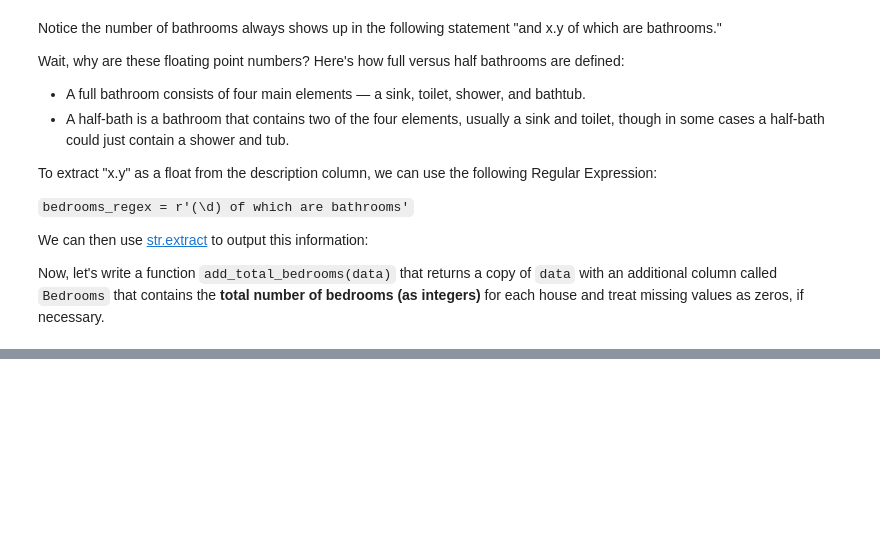
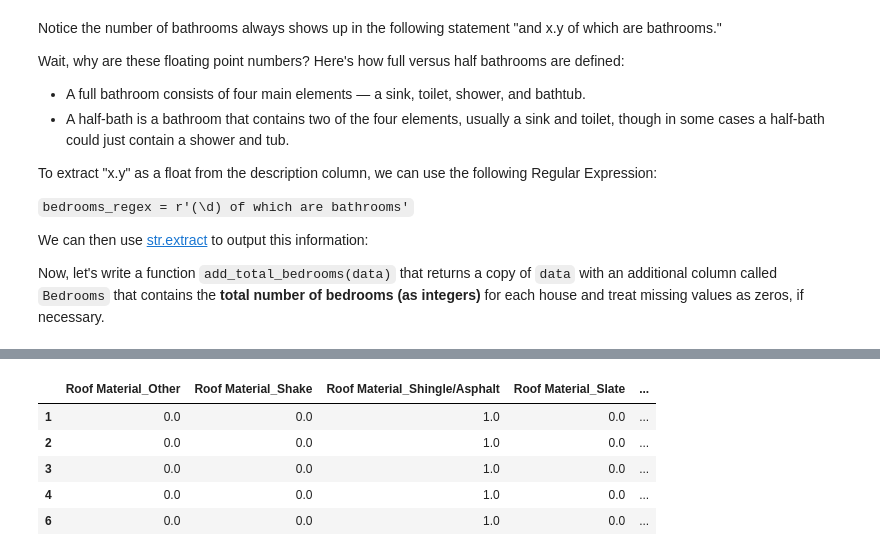
Before and after one commit to PSharp725/Cook-County-Housing, a Jupyter notebook: Cook_County_Housing_EDA.ipynb, the cells around one changed output, grey strips where cells are left out. Saved outputs shown, nothing was run; the diff lists cells and outputs as text; code cells hidden in the pictures; blank space fills up the shorter version.

```diff
--- a/Cook_County_Housing_EDA.ipynb
+++ b/Cook_County_Housing_EDA.ipynb
@@ -270,0 +458,14 @@ training_data = add_total_bedrooms(training_data)
+# %%
+def substitute_roof_material(data):
+    """
+    Input:
+    data (data frame): a data frame containing a 'Roof Material' column.  Its values
+        should be limited to those found in the codebook
+    Output:
+    data frame identical to the input except with a refactored 'Roof Material' column
+    """
+    modified_data = data.copy()
+    modified_data['Roof Material'] = modified_data['Roof Material'].replace([1,2,3,4,5,6],['Shingle/Asphalt','Tar&Gravel','Slate','Shake','Tile','Other'])
+    return modified_data
+
+training_data = substitute_roof_material(training_data)
@@ -270,0 +483,22 @@ training_data = add_total_bedrooms(training_data)
+# %%
+from sklearn.preprocessing import OneHotEncoder
+
+def ohe_roof_material(data):
+    """
+    One-hot-encodes roof material.  New columns are of the form "Roof Material_MATERIAL"
+    """
+    oh_enc = OneHotEncoder()
+    oh_enc.fit(data[['Roof Material']]);
+    new_df = pd.DataFrame(oh_enc.transform(data[['Roof Material']]).todense(), columns = oh_enc.get_feature_names_out(), index = data.index)
+    return  pd.concat([data, new_df],axis=1)
+training_data_ohe = ohe_roof_material(training_data)
+#This line of code will display only the one-hot-encoded columns in training_data_ohe that
+# have names that begin with “Roof Material_"
+training_data_ohe.filter(regex='^Roof Material_').head(5)
+# %% [output]
+|  | Roof Material_Other | Roof Material_Shake | Roof Material_Shingle/Asphalt | Roof Material_Slate | ... |
+| 1 | 0.0 | 0.0 | 1.0 | 0.0 | ... |
+| 2 | 0.0 | 0.0 | 1.0 | 0.0 | ... |
+| 3 | 0.0 | 0.0 | 1.0 | 0.0 | ... |
+| 4 | 0.0 | 0.0 | 1.0 | 0.0 | ... |
+| 6 | 0.0 | 0.0 | 1.0 | 0.0 | ... |
```
Also changed, not shown: parts of 19 cells of this notebook, 1 other file.
